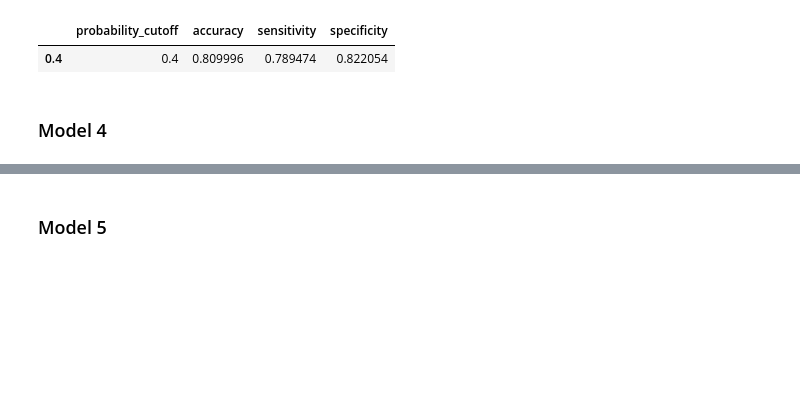
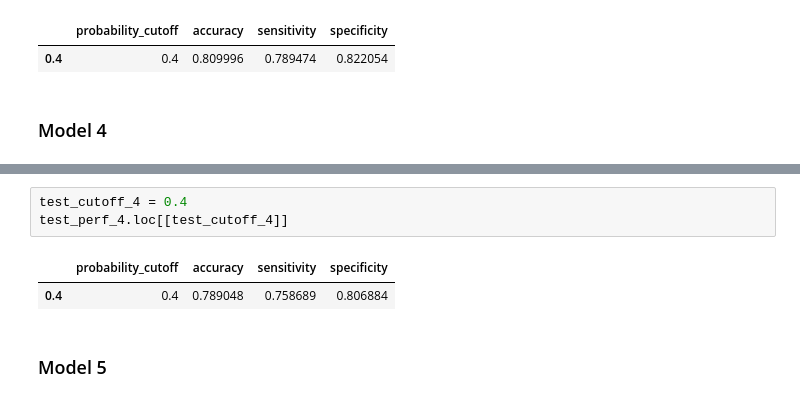
Before and after one commit to SachinShekhar/Lead-Scoring-Case-Study, a Jupyter notebook: Case Study.ipynb, the cells around one changed output, grey strips where cells are left out. Cells and saved outputs as stored; diff of their text form; blank space fills up the shorter version.

```diff
--- a/Case Study.ipynb
+++ b/Case Study.ipynb
@@ -2080,2 +2100,8 @@ test_perf_3.loc[[test_cutoff_3]]
+# %%
+test_cutoff_4 = 0.4
+test_perf_4.loc[[test_cutoff_4]]
+# %% [output]
+|  | probability_cutoff | accuracy | sensitivity | specificity |
+| 0.4 | 0.4 | 0.789048 | 0.758689 | 0.806884 |
 # %% [markdown]
 ### Model 5
```
Also changed, not shown: parts of 2 cells of this notebook.
